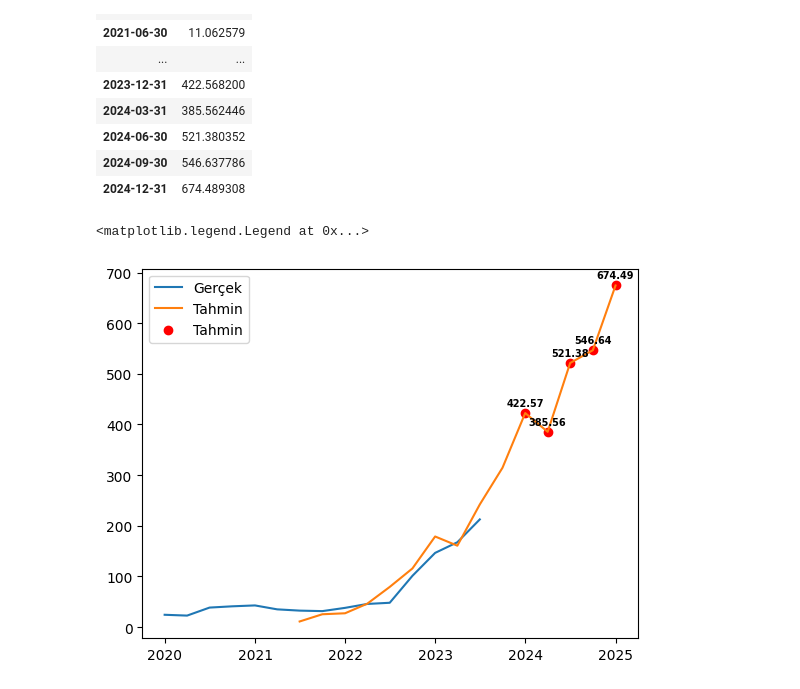
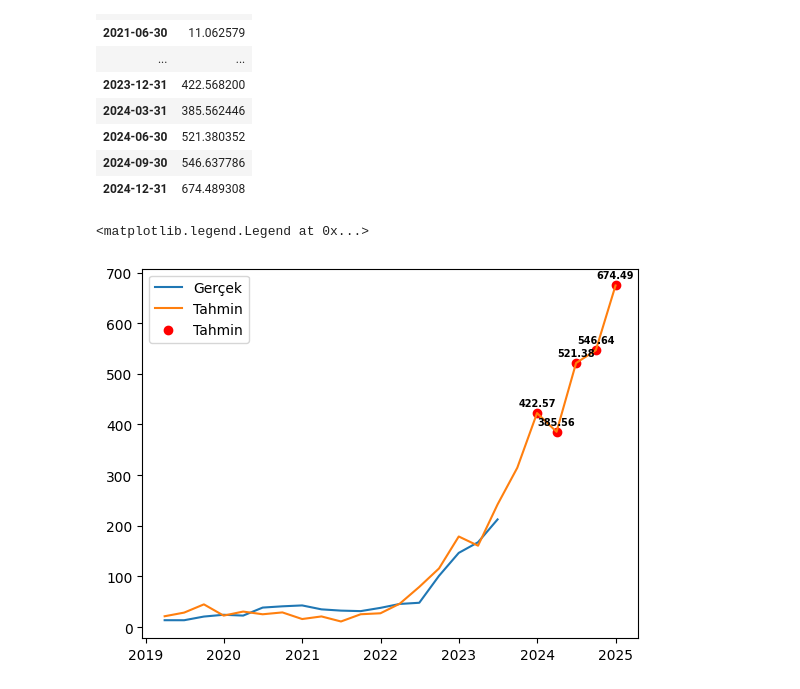
Before and after one commit to huseyinoymak/Hisse-Degerleme-Fiyat-Tahmini, a Jupyter notebook: mgrostahmin.ipynb, the cells around one changed output. Drawn from its saved outputs; the diff is of its cells as text; code cells hidden in the pictures.

```diff
--- a/mgrostahmin.ipynb
+++ b/mgrostahmin.ipynb
@@ -375,15 +375,15 @@ tahmin3
 | 2024-09-30 | 546.637786 |
 | 2024-12-31 | 674.489308 |
 # %%
-plt.plot(y.tail(15),label="Gerçek")
-plt.plot(tahmin3.tail(15),label="Tahmin")
+plt.plot(y,label="Gerçek")
+plt.plot(tahmin3,label="Tahmin")
 plt.scatter(tahmin3.index[-5::],tahmin3["Tahmin"][-5::],label="Tahmin",color="red")
 for i in range(-4,0):
     plt.annotate(str(round(tahmin3["Tahmin"][i],2)), (tahmin3.index[i], tahmin3["Tahmin"][i]), textcoords="offset points", xytext=(0,5), ha='center',weight="bold",fontsize=7)
 for i in range(-5,-4):
     plt.annotate(str(round(tahmin3["Tahmin"][i],2)), (tahmin3.index[i], tahmin3["Tahmin"][i]), textcoords="offset points", xytext=(0,5), ha='center',weight="bold",fontsize=7)
 
 plt.legend()
 # %% [output]
 <matplotlib.legend.Legend at 0x...>
-[figure, old version]
+[figure, new version]
```
